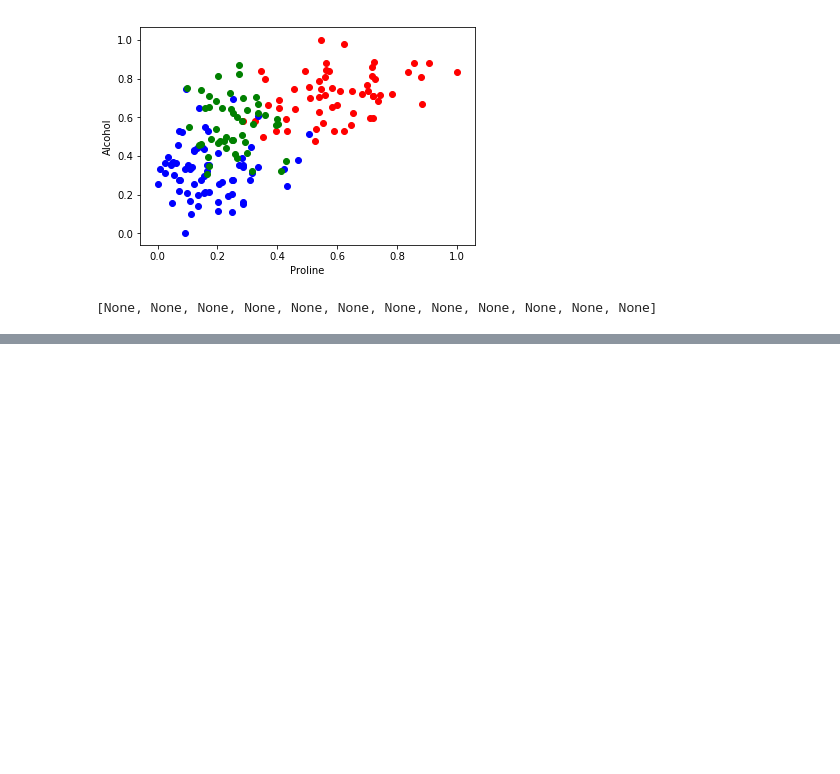
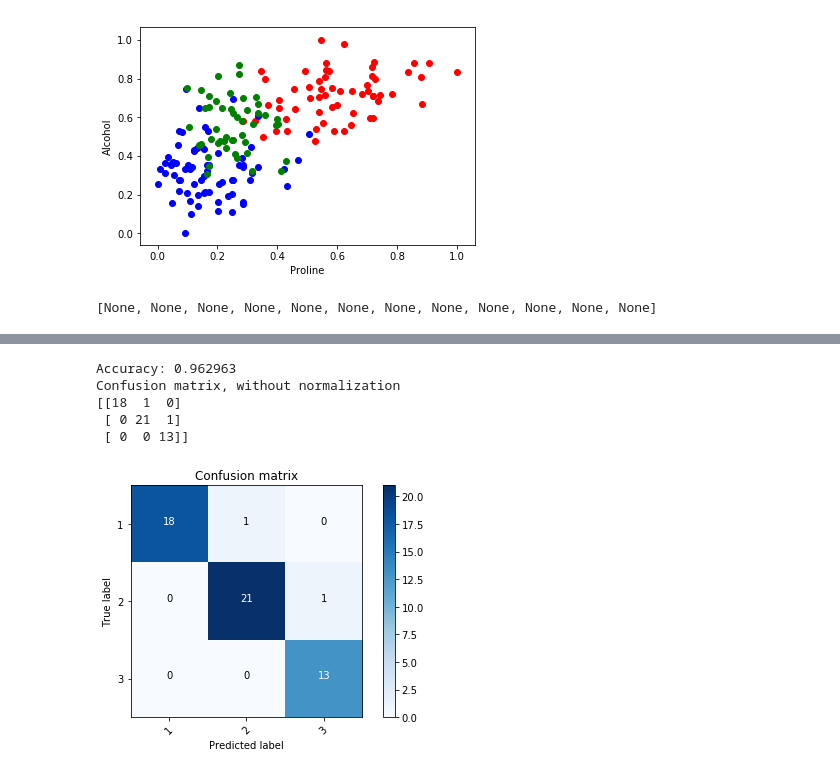
Before and after one commit to Ark93/WineDataset, a Jupyter notebook: WineDS.ipynb, the cells around one changed output, grey strips where cells are left out. Saved outputs shown, nothing was run; the diff lists cells and outputs as text; code cells hidden in the pictures; blank space fills up the shorter version.

```diff
--- a/WineDS.ipynb
+++ b/WineDS.ipynb
@@ -150,0 +201,15 @@ def scatterPlot(X,Y,df):
+# %%
+from sklearn import tree
+tr = tree.DecisionTreeClassifier()
+tr.fit(X_train, y_train)
+y_tree = tr.predict(X_test)
+print('Accuracy: %f' % (metrics.accuracy_score(y_test,y_tree)))
+cm = metrics.confusion_matrix(y_test,y_tree)
+plot_confusion_matrix(cm,np.arange(1,4))
+# %% [output]
+Accuracy: 0.962963
+Confusion matrix, without normalization
+[[18  1  0]
+ [ 0 21  1]
+ [ 0  0 13]]
+[figure, added]
```
Also changed, not shown: parts of 40 cells of this notebook, 1 other file.
